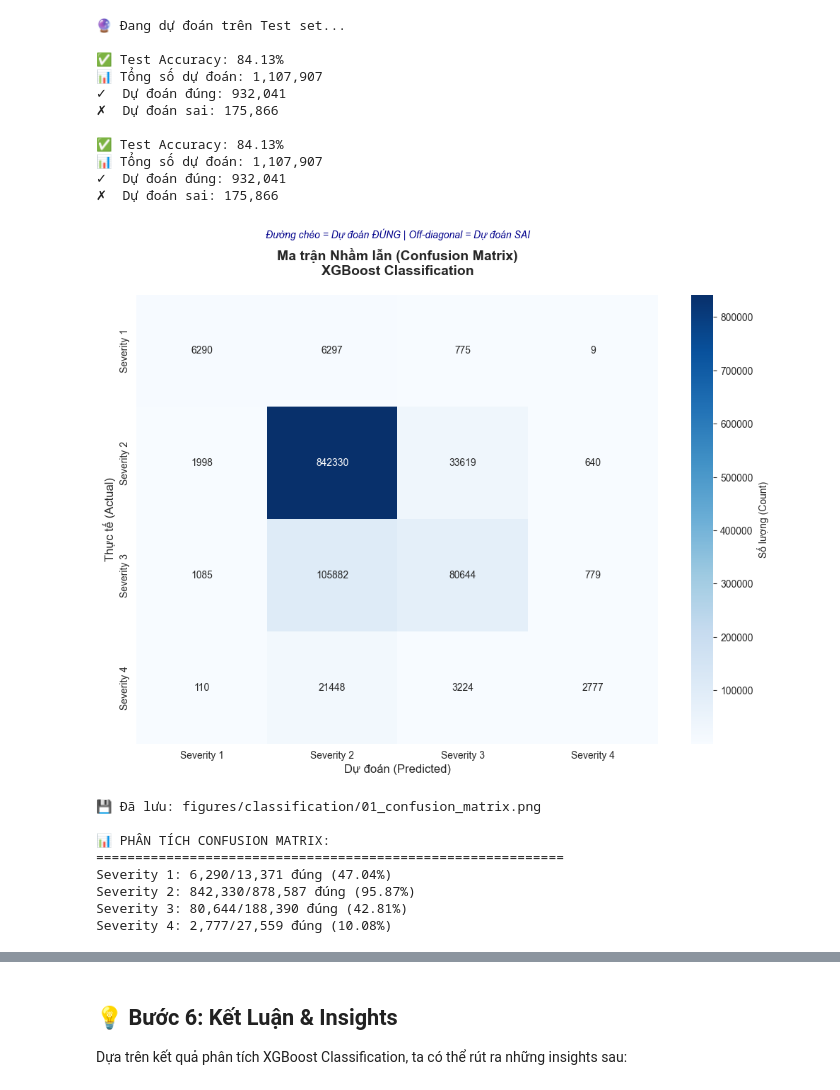
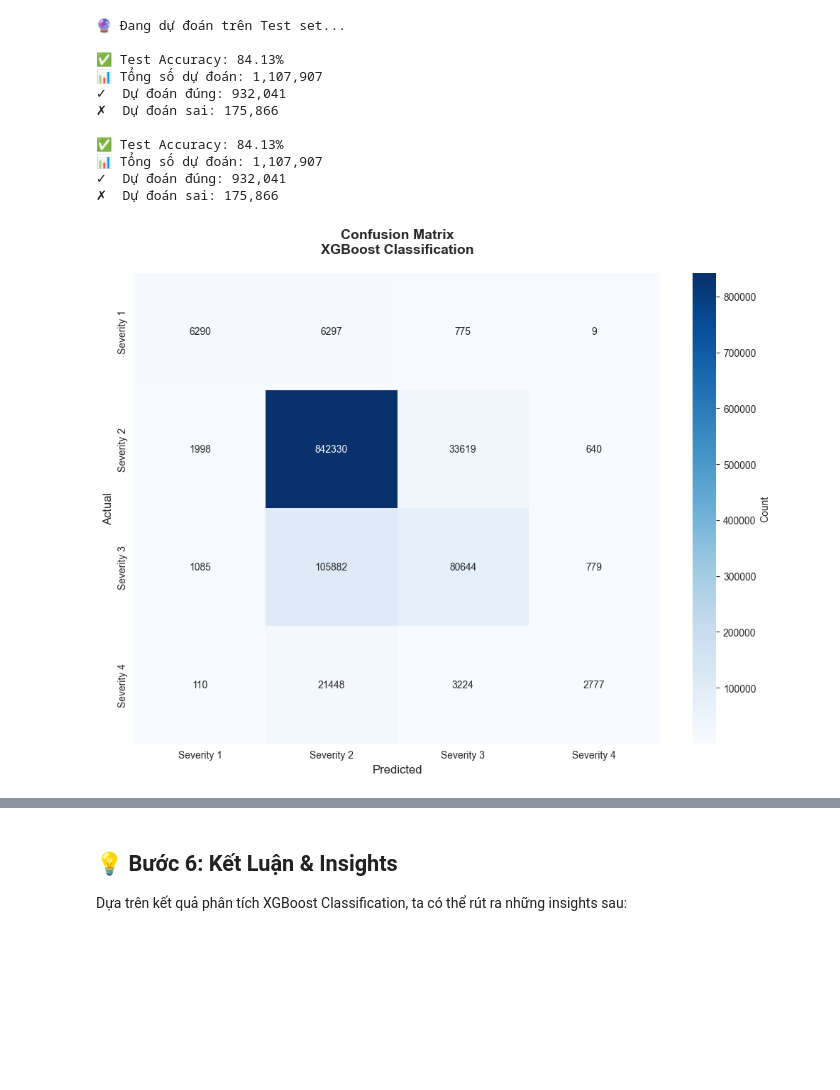
Before and after one commit to helios-ryuu/IS217Q13_23521367_23520982, a Jupyter notebook: source/data_mining_project/01_classification_xgboost.ipynb, the cells around one changed output, grey strips where cells are left out. Saved outputs shown, nothing was run; the diff lists cells and outputs as text; code cells hidden in the pictures; blank space fills up the shorter version.

```diff
--- a/source/data_mining_project/01_classification_xgboost.ipynb
+++ b/source/data_mining_project/01_classification_xgboost.ipynb
@@ -268,21 +108,9 @@ PRECIPITATION        1155081       20.85
 # %%
 # Bước 3.2: Feature Selection
-# Bỏ các columns không cần thiết cho classification
 drop_cols = ['DATE', 'COUNTRY', 'STREET', 'ZIPCODE', 'CITY', 'COUNTY']
-# DATE: đã extract thành YEAR, MONTH, DAY, HOUR
-# COUNTRY: chỉ có 'US', không có thông tin
-# STREET, ZIPCODE, CITY, COUNTY: cardinality quá cao, gây overfitting
 
-print("🗑️  Bỏ columns không cần thiết:")
-print(drop_cols)
-
-# Tạo feature matrix X và target y
 X = df.drop(columns=drop_cols + ['SEVERITY'])
-y = df['SEVERITY'].values - 1  # Chuyển 1-4 → 0-3 (XGBoost yêu cầu class từ 0)
-
-print(f"\n✅ Feature matrix X: {X.shape}")
-print(f"✅ Target vector y: {y.shape}")
-print(f"\n📋 Features được sử dụng ({X.shape[1]} features):")
-for i, col in enumerate(X.columns, 1):
-    print(f"  {i:2d}. {col}")
+y = df['SEVERITY'].values - 1  # 1-4 → 0-3
+print(f"Feature matrix: {X.shape}")
+print(f"Target vector: {y.shape}")
 # %% [output]
@@ -495,50 +232,21 @@ print(f"✗  Dự đoán sai: {(y_pred != y_test).sum():,}")
 ✓  Dự đoán đúng: 932,041
 ✗  Dự đoán sai: 175,866
 # %%
-# 5.1: Confusion Matrix (Ma trận nhầm lẫn)
-# Ma trận này cho biết mô hình dự đoán đúng/sai ở đâu
-# Diagonal (đường chéo) = dự đoán đúng
-# Off-diagonal = dự đoán sai (nhầm class này với class khác)
-
+# 5.1: Confusion Matrix
 cm = confusion_matrix(y_test, y_pred)
 
 plt.figure(figsize=(10, 8))
 sns.heatmap(cm, annot=True, fmt='d', cmap='Blues',
             xticklabels=['Severity 1', 'Severity 2', 'Severity 3', 'Severity 4'],
             yticklabels=['Severity 1', 'Severity 2', 'Severity 3', 'Severity 4'],
-            cbar_kws={'label': 'Số lượng (Count)'})
-plt.title('Ma trận Nhầm lẫn (Confusion Matrix)\nXGBoost Classification',
-          fontsize=14, weight='bold', pad=20)
-plt.xlabel('Dự đoán (Predicted)', fontsize=12)
-plt.ylabel('Thực tế (Actual)', fontsize=12)
-
-# Thêm giải thích
-plt.text(2, -0.5, 'Đường chéo = Dự đoán ĐÚNG | Off-diagonal = Dự đoán SAI',
-         ha='center', fontsize=10, style='italic', color='darkblue')
-
+            cbar_kws={'label': 'Count'})
+plt.title('Confusion Matrix\nXGBoost Classification', fontsize=14, weight='bold', pad=20)
+plt.xlabel('Predicted', fontsize=12)
+plt.ylabel('Actual', fontsize=12)
 plt.tight_layout()
 plt.savefig('figures/classification/01_confusion_matrix.png', dpi=150, bbox_inches='tight')
 plt.show()
-
-print("💾 Đã lưu: figures/classification/01_confusion_matrix.png")
-
-# Phân tích confusion matrix
-print("\n📊 PHÂN TÍCH CONFUSION MATRIX:")
-print("="*60)
-for i in range(4):
-    total = cm[i].sum()
-    correct = cm[i, i]
-    accuracy_class = correct / total * 100
-    print(f"Severity {i+1}: {correct:,}/{total:,} đúng ({accuracy_class:.2f}%)")
 # %% [output]
-[figure, old version]
+[figure, new version]
-💾 Đã lưu: figures/classification/01_confusion_matrix.png
-
-📊 PHÂN TÍCH CONFUSION MATRIX:
-============================================================
-Severity 1: 6,290/13,371 đúng (47.04%)
-Severity 2: 842,330/878,587 đúng (95.87%)
-Severity 3: 80,644/188,390 đúng (42.81%)
-Severity 4: 2,777/27,559 đúng (10.08%)
 # %%
 # 5.2: Classification Report
```
Also changed, not shown: parts of 19 cells of this notebook, 49 other files.
